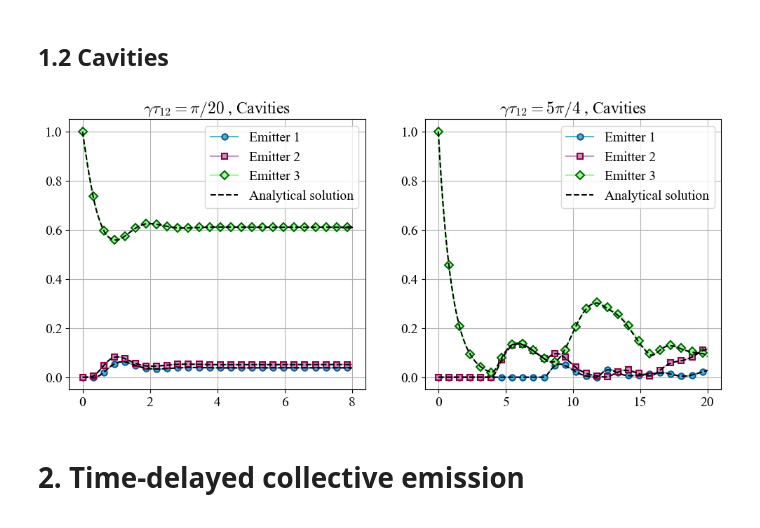
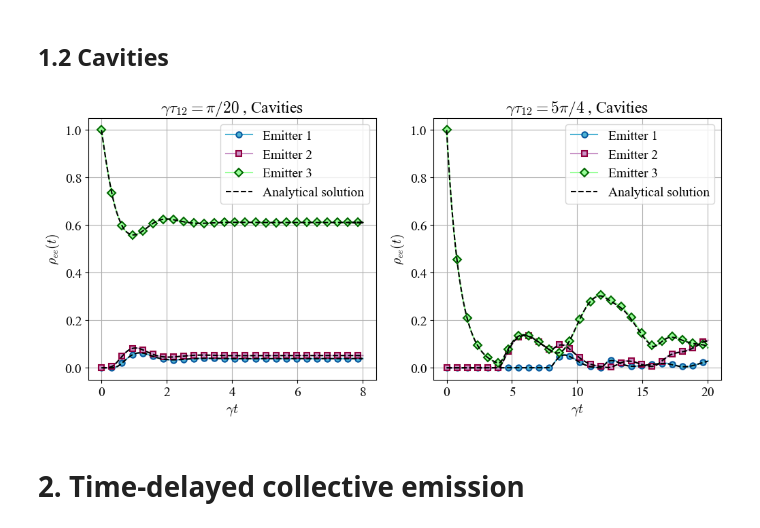
Before and after one commit to Taitoos2/Heisenber_Langevin_Delayed_Equations, a Jupyter notebook: Article_notebook.ipynb, the cells around one changed output. Cells and saved outputs as stored; diff of their text form; code cells hidden in the pictures.

```diff
--- a/Article_notebook.ipynb
+++ b/Article_notebook.ipynb
@@ -143,29 +143,33 @@ t_4_exact = np.asarray(data_exact_4[0])
 # %%
 fig,axs = plt.subplots(1,2,figsize = (12,5))
 
 axs[0].set_title(r"$ \gamma \tau_{12} = \pi / 20  $ , Cavities ")
 axs[0].plot(gamma_0*t_3,np.real(data_3[1]),label="Emitter 1 ",**format_plot(0,100))
 axs[0].plot(gamma_0*t_3,np.real(data_3[2]),label="Emitter 2 ",**format_plot(1,100))
 axs[0].plot(gamma_0*t_3,np.real(data_3[3]),label="Emitter 3 ",**format_plot(2,100))
 axs[0].plot(gamma_0*t_3_exact,np.real(data_exact_3[1]),'k--',label='Analytical solution')
 axs[0].plot(gamma_0*t_3_exact,np.real(data_exact_3[2]),'k--')
 axs[0].plot(gamma_0*t_3_exact,np.real(data_exact_3[3]),'k--')
+axs[0].set_xlabel(r"$\gamma t $")
+axs[0].set_ylabel(r"$\rho_{ee}(t) $")
 axs[0].grid()
 axs[0].legend()
 
 axs[1].set_title(r"$ \gamma \tau_{12} = 5 \pi / 4  $ , Cavities ")
 axs[1].plot(gamma_0*t_4,np.real(data_4[1]),label="Emitter 1 ",**format_plot(0,10))
 axs[1].plot(gamma_0*t_4,np.real(data_4[2]),label="Emitter 2 ",**format_plot(1,10))
 axs[1].plot(gamma_0*t_4,np.real(data_4[3]),label="Emitter 3 ",**format_plot(2,10))
 axs[1].plot(gamma_0*t_4_exact,np.real(data_exact_4[1]),'k--',label='Analytical solution')
 axs[1].plot(gamma_0*t_4_exact,np.real(data_exact_4[2]),'k--')
 axs[1].plot(gamma_0*t_4_exact,np.real(data_exact_4[3]),'k--')
+axs[1].set_xlabel(r"$\gamma t $")
+axs[1].set_ylabel(r"$\rho_{ee}(t) $")
 axs[1].grid()
 axs[1].legend()
 
 plt.show()
 # %% [output]
-[figure, old version]
+[figure, new version]
 # %% [markdown]
 # 2. Time-delayed collective emission
 # %%
```
